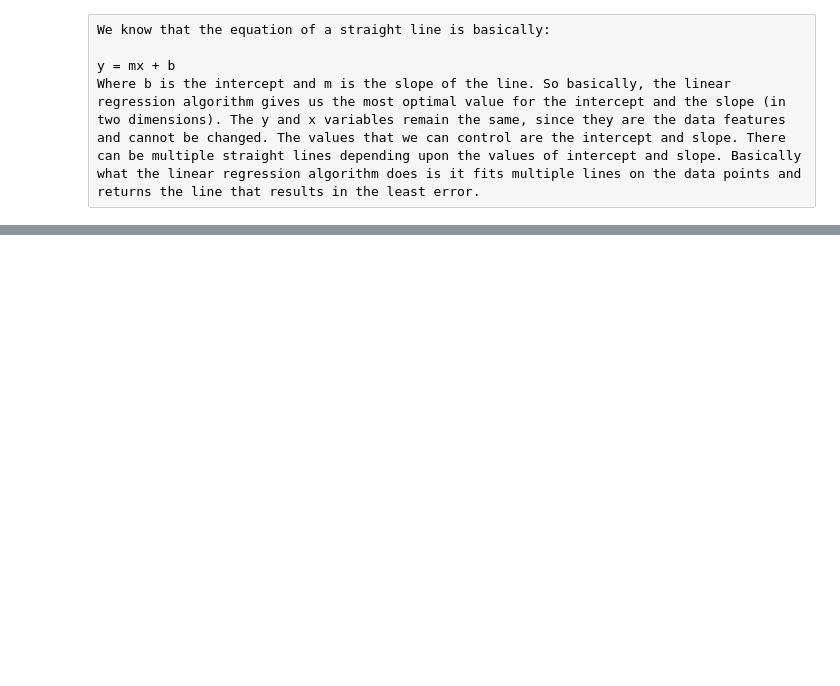
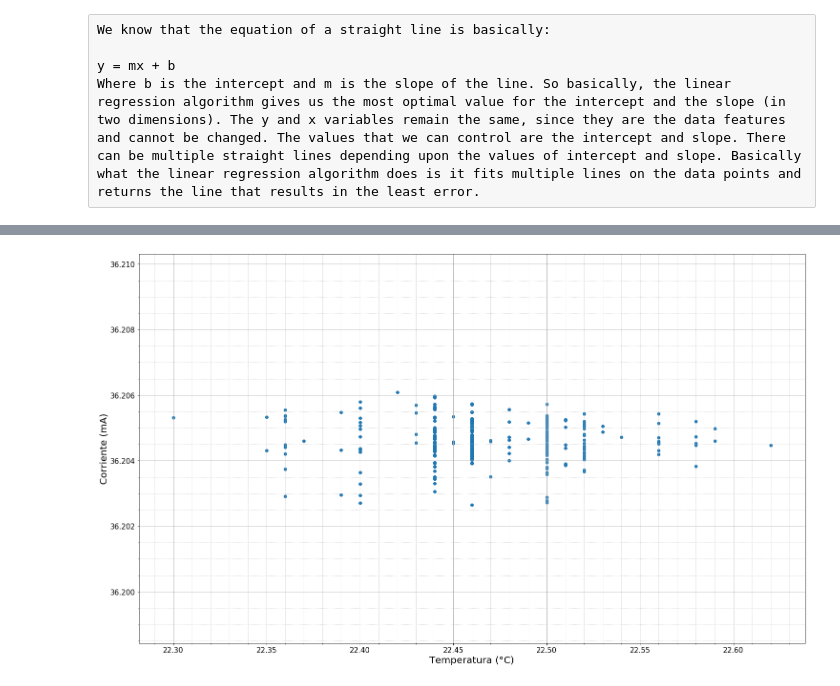
Before and after one commit to Magnus512/Jupyter, a Jupyter notebook: Temperatura780.ipynb, the cells around one changed output, grey strips where cells are left out. Saved outputs shown, nothing was run; the diff lists cells and outputs as text; code cells hidden in the pictures; blank space fills up the shorter version.

Commit message:
Temperatura y CvsV

```diff
--- a/Temperatura780.ipynb
+++ b/Temperatura780.ipynb
@@ -95,0 +98,24 @@ plt.show()
+# %%
+dataframe=pd.read_csv('Files/Temperatura780Ventilador.csv')
+df = pd.read_csv('Files/Temperatura780Ventilador.csv')
+# %%
+corriente = dataframe['Corriente2']
+temperatura = dataframe['Temperatura']
+corriente = corriente[545::1]
+temperatura = temperatura[545::1]
+corriente = corriente.to_numpy()
+temperatura = temperatura.to_numpy()
+# %%
+plt.figure(figsize=(25,15))
+plt.minorticks_on()
+plt.grid(which='major',linestyle='-')
+plt.grid(which='minor',linestyle=':')
+plt.xlabel('Temperatura (°C)', fontsize=20)
+plt.ylabel('Corriente (mA)', fontsize=20)
+plt.tick_params(axis='both', labelsize=15)
+#plt.ylim(0,65)
+#plt.xlim(25.7,26.3)
+plt.scatter(temperatura,corriente)
+plt.show()
+# %% [output]
+[figure, added]
```
Also changed, not shown: parts of 7 cells of this notebook, 26 other files.
